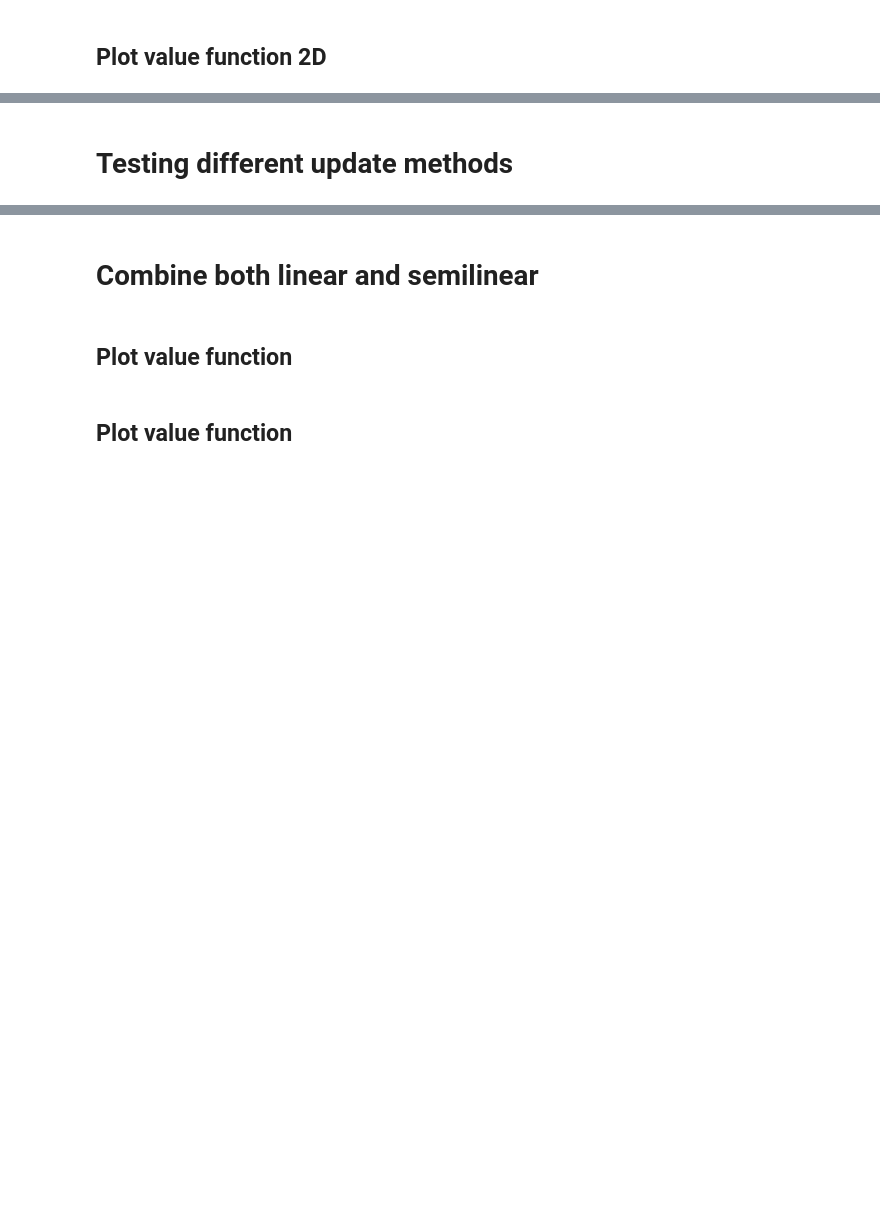
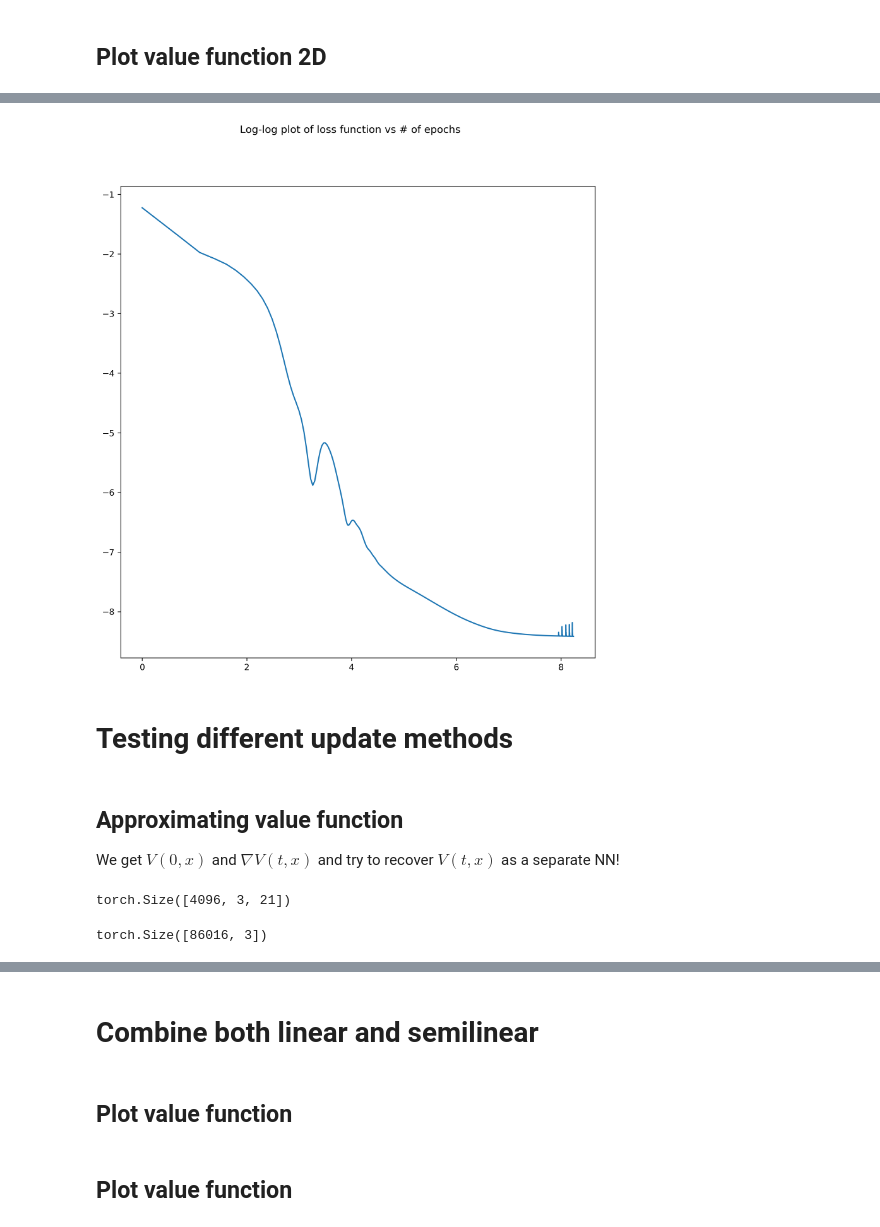
Before and after one commit to arashfahim/reduction-method-for-fully-nonlinear-PDEs, a Jupyter notebook: Rewrite.ipynb, the cells around one changed output, grey strips where cells are left out. Saved outputs shown, nothing was run; the diff lists cells and outputs as text; code cells hidden in the pictures; blank space fills up the shorter version.

```diff
--- a/Rewrite.ipynb
+++ b/Rewrite.ipynb
@@ -562,11 +764,7 @@ lin_drift_1(input).shape
 class f_driver(coefficient):
     def __init__(self,params): #### out_shape =([M]) |  input:  x_shape=[M,D,1],  z shape = [M,D,1],a_shape= [M,D,D]  #This is for rho=0
         super(f_driver, self).__init__(params)
-    def __call__(self,x,z,a):
-        # output=torch.zeros([x.shape[0]]).to(device)
-        # for i in range(1,self.dim):
-            # output = output + self.kappa[i]*(self.theta[i]-x[:,i,0])*z[:,i,0]
-        # print(result)
+    def __call__(self,z,a):
         return torch.sqrt(torch.sum(torch.square(self.lb)))*torch.abs(z[:,0,0])*torch.abs(a)# + output
 # %% [markdown]
 ### Source
@@ -807,7 +1124,7 @@ class linear(object):
 # v = sample_Znet()
 # s = sigma1D(pde_params)
 # sigma = NN_diff_1D(pde_params,diff = s)
-sigma = constant_diff(pde_params)
+sigma = constant_diff(pde_params,constant_diff = torch.tensor([0.2]))# With large constant_diff the trainning sucks!
 # mu = OU_drift_lin(pde_params,v,sigma)
 mu = OU_drift_semi(pde_params)
 k = zero_discount(pde_params)
@@ -940,4 +1326,12 @@ F = f_driver(pde_params0)
+# %%
+# sigma = sigma1D(pde_params)
+# s = NN_diff_1D(pde_params, diff = sigma)
+s = constant_diff(pde_params,constant_diff = torch.tensor([0.1]))
+m = OU_drift_semi(pde_params)
+k = zero_discount(pde_params)
+g = exponential_terminal(pde_params)
+F = f_driver(pde_params)
 # %%
 semi = semilinear(s,m,F,k,g,pde_params,sim_params)
 # %%
-semi.train(lr=5e-2,delta_loss=1e-10,max_num_epochs=5000)
+semi.train(lr=1e-2,delta_loss=1e-10,max_num_epochs=5000)
@@ -948,6 +1363,10 @@ display_it(semi)
 # %%
 # plt.plot([l.detach().numpy() for l in semi.loss_epoch]);
 # %%
+f = plt.figure(figsize=(10,10),dpi=300)
 plt.plot(np.log(np.arange(len(semi.loss_epoch))+1),[np.log(l.detach().numpy()) for l in semi.loss_epoch]);
+plt.suptitle("Log-log plot of loss function vs # of epochs");
+# %% [output]
+[figure, added]
 # %% [markdown]
 # Testing different update methods
@@ -955,0 +1373,15 @@ print this
+# %% [markdown]
+## Approximating value function
+
+We get $V(0,x)$ and $\nabla V(t,x)$ and try to recover $V(t,x)$ as a separate NN!
+# %%
+Yt = Ytnet()
+print(heat.x.shape)
+# %% [output]
+torch.Size([4096, 3, 21])
+# %%
+y_data = heat.y_data.clone().detach()
+x_data = heat.x_data.clone().detach()
+x_data.shape
+# %% [output]
+torch.Size([86016, 3])
```
Also changed, not shown: parts of 70 cells of this notebook.
